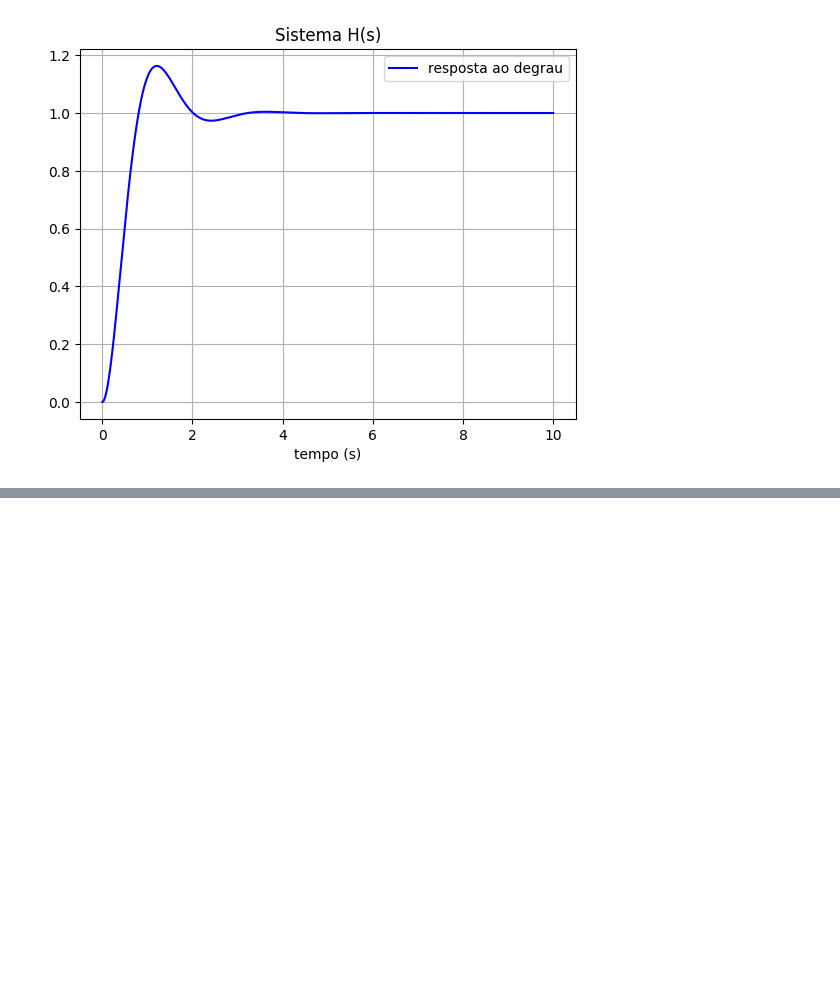
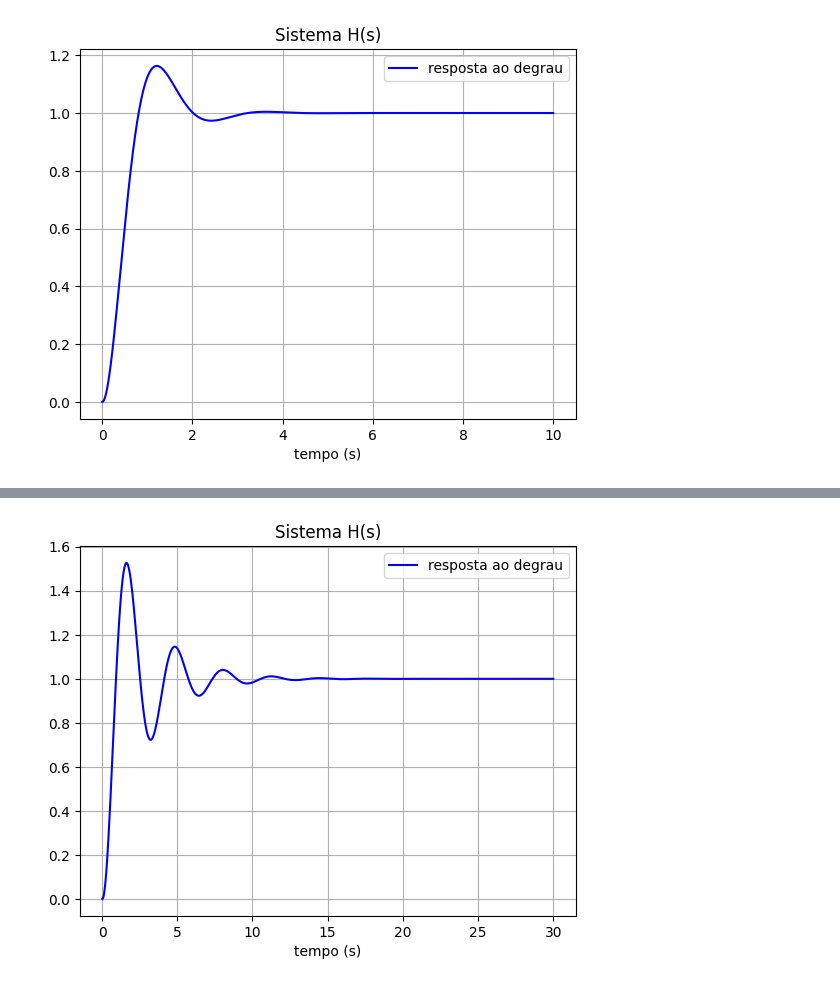
Before and after one commit to marcelodepaoli/Controle, a Jupyter notebook: Parâmetros_da_resposta_ao_degrau.ipynb, the cells around one changed output, grey strips where cells are left out. Cells and saved outputs as stored; diff of their text form; code cells hidden in the pictures; blank space fills up the shorter version.

```diff
--- a/Parâmetros_da_resposta_ao_degrau.ipynb
+++ b/Parâmetros_da_resposta_ao_degrau.ipynb
@@ -79,3 +79,18 @@ plt.title('Sistema H(s)')
 plt.grid()
 # %% [output]
 [figure]
+# %%
+#cria a função de transferência
+T_sim = 30
+T = np.linspace(-1, T_sim, 1000)
+
+H_s = ctl.tf([4], [1, 0.8, 4])
+print('FT = ', H_s)
+
+T_mf, yout_mf = ctl.step_response(H_s, T[T>0])
+pt, os, rt, st = my_step_info(T_mf, yout_mf)
+
+print('peak time = {:0.2f} s'.format(pt))
+print('overshoot = {:0.2f} %'.format(os))
+print('rise time = {:0.2f} s'.format(rt))
+print('settling time = {:0.2f} s'.format(st))
@@ -81,0 +107,10 @@ plt.grid()
+# %%
+#plota os resultados
+plt.figure()
+plt.plot(T_mf, yout_mf, 'b-')
+plt.xlabel('tempo (s)')
+plt.legend(['resposta ao degrau'])
+plt.title('Sistema H(s)')
+plt.grid()
+# %% [output]
+[figure, added]
```
Also changed, not shown: parts of 1 cell of this notebook.
